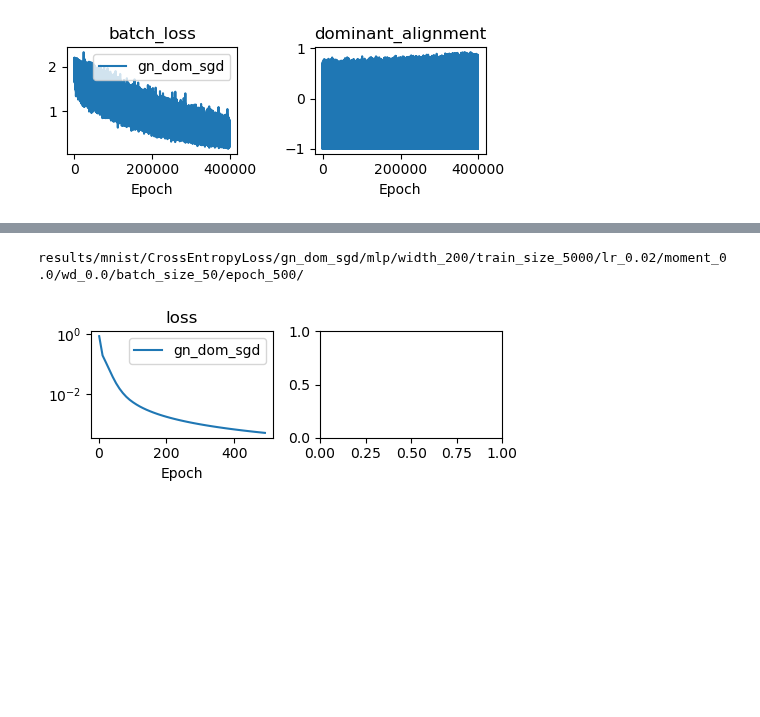
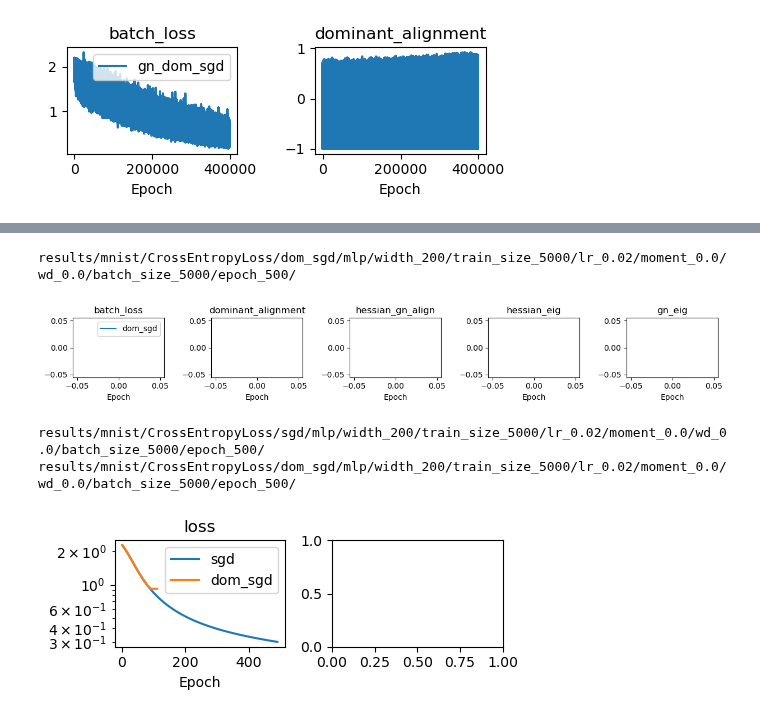
Before and after one commit to lucmonl/mlopt, a Jupyter notebook: notebook/sgd_geometry.ipynb, the cells around one changed output, grey strips where cells are left out. Drawn from its saved outputs; the diff is of its cells as text; code cells hidden in the pictures; blank space fills up the shorter version.

```diff
--- a/notebook/sgd_geometry.ipynb
+++ b/notebook/sgd_geometry.ipynb
@@ -95,26 +313,32 @@ Error:
 # %%
 from plot_functions import plot_figures_opts_attrs
 from main import graphs
 
-lr, dataset_name, loss_name, opt_name, momentum, weight_decay, batch_size, epochs = 0.02, "mnist", 'CrossEntropyLoss', "dom_sgd", 0.0, 0.0, 50, 500
+lr, dataset_name, loss_name, opt_name, momentum, weight_decay, batch_size, epochs = 0.02, "mnist", 'CrossEntropyLoss', "dom_sgd", 0.0, 0.0, 5000, 500
 model_name, width, train_size = "mlp", 200, 5000
 
 model_params = {}
 model_params["gn_dom_sgd"] = {"width": width, "train_size": train_size}
 model_params["dom_sgd"] = {"width": width, "train_size": train_size}
 model_params["sgd"] = {"width": width,  "train_size": train_size}
+model_params["gn_bulk_sgd"] = {"width": width,  "train_size": train_size}
 
 
 opt_params = {}
+opt_params["gn_bulk_sgd"] = {'lr': lr, 'dataset_name':dataset_name, 'loss': loss_name, 'opt':"gn_bulk_sgd", 'model_name':model_name, 'momentum':momentum, 'weight_decay':weight_decay, 'batch_size':batch_size, 'epochs':epochs}
 opt_params["gn_dom_sgd"] = {'lr': lr, 'dataset_name':dataset_name, 'loss': loss_name, 'opt':"gn_dom_sgd", 'model_name':model_name, 'momentum':momentum, 'weight_decay':weight_decay, 'batch_size':batch_size, 'epochs':epochs}
 opt_params["dom_sgd"] = {'lr': lr, 'dataset_name':dataset_name, 'loss': loss_name, 'opt':opt_name, 'model_name':model_name, 'momentum':momentum, 'weight_decay':weight_decay, 'batch_size':batch_size, 'epochs':epochs}
 opt_params["sgd"] = {'lr': lr, 'dataset_name':dataset_name, 'loss': loss_name, 'opt':"sgd", 'model_name':model_name, 'momentum':momentum, 'weight_decay':weight_decay, 'batch_size':batch_size, 'epochs':epochs}
 
 #opt_params['norm-sgd'] = {"adv_eta":0.05, 'lr': lr, 'dataset_name':dataset_name, 'loss': loss_name, 'opt':'norm-sgd', 'model_name':model_name, 'momentum':momentum, 'weight_decay':weight_decay, 'batch_size':batch_size, 'epochs':5000}
 #opt_params['norm-sgd-0.1'] = {"adv_eta":0.01, 'lr': lr, 'dataset_name':dataset_name, 'loss': loss_name, 'opt':'norm-sgd', 'model_name':model_name, 'momentum':momentum, 'weight_decay':weight_decay, 'batch_size':batch_size, 'epochs':epochs}
 
-#plot_figures_opts_attrs(["gn_dom_sgd", "dom_sgd"], model_params, opt_params, attrs=["batch_loss", "dominant_alignment"], start=408, end=409)
-plot_figures_opts_attrs(["gn_dom_sgd"], model_params, opt_params, attrs=["loss"])
+plot_figures_opts_attrs(["dom_sgd"], model_params, opt_params, attrs=["batch_loss", "dominant_alignment", "hessian_gn_align", "hessian_eig", "gn_eig"], start=90)
+
+plot_figures_opts_attrs(["sgd", "dom_sgd"], model_params, opt_params, attrs=["loss"])
 # %% [output]
-results/mnist/CrossEntropyLoss/gn_dom_sgd/mlp/width_200/train_size_5000/lr_0.02/moment_0.0/wd_0.0/batch_size_50/epoch_500/
+results/mnist/CrossEntropyLoss/dom_sgd/mlp/width_200/train_size_5000/lr_0.02/moment_0.0/wd_0.0/batch_size_5000/epoch_500/
-[figure, old version]
+[figure, new version]
+results/mnist/CrossEntropyLoss/sgd/mlp/width_200/train_size_5000/lr_0.02/moment_0.0/wd_0.0/batch_size_5000/epoch_500/
+results/mnist/CrossEntropyLoss/dom_sgd/mlp/width_200/train_size_5000/lr_0.02/moment_0.0/wd_0.0/batch_size_5000/epoch_500/
+[figure, added]
```
Also changed, not shown: parts of 12 cells of this notebook, 13 other files.
